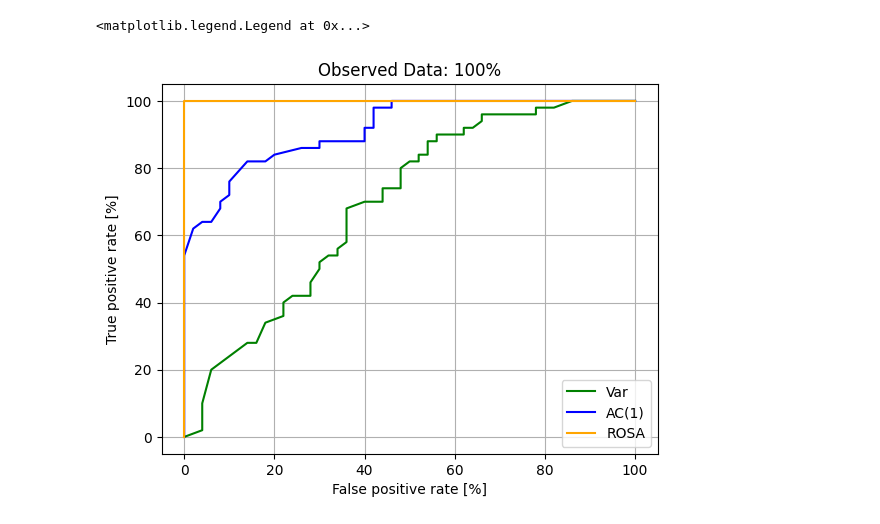
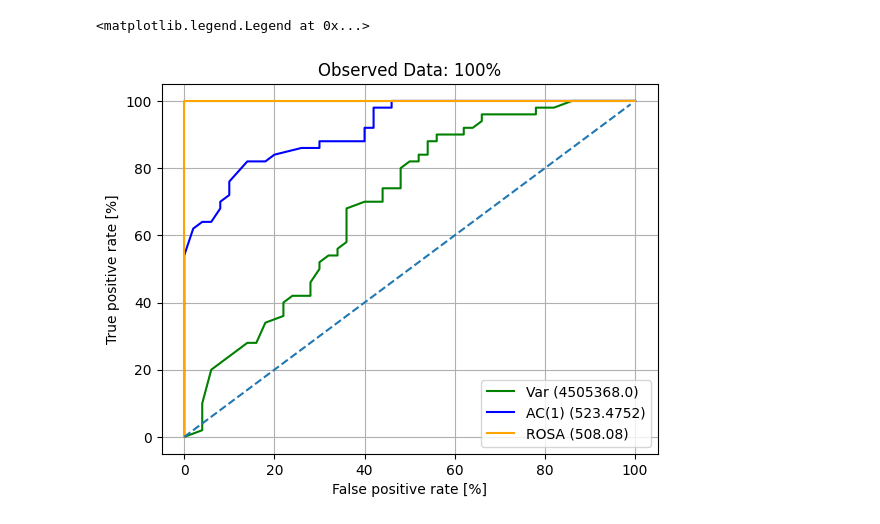
Before and after one commit to j-dichgans/Bachelor-Thesis, a Jupyter notebook: get_ROC_AUC.ipynb, the cells around one changed output. Saved outputs shown, nothing was run; the diff lists cells and outputs as text; code cells hidden in the pictures.

```diff
--- a/get_ROC_AUC.ipynb
+++ b/get_ROC_AUC.ipynb
@@ -193,14 +198,15 @@ true_positives = true_positives*100
 # %%
-plt.plot(false_positives[:,0],true_positives[:,0], color = "green", label = 'Var')
-plt.plot(false_positives[:,1],true_positives[:,1], color = "blue", label = 'AC(1)')
-plt.plot(false_positives[:,2],true_positives[:,2], color = "orange", label = 'ROSA')
+plt.plot(false_positives[:,0],true_positives[:,0], color = "green", label = f"Var ({auc_var})")
+plt.plot(false_positives[:,1],true_positives[:,1], color = "blue", label = f"AC(1) ({auc_ac})")
+plt.plot(false_positives[:,2],true_positives[:,2], color = "orange", label = f"ROSA ({auc_ls})")
+plt.plot(np.arange(100),np.arange(100),linestyle="--")
 
 plt.xlabel('False positive rate [%]')
 plt.ylabel('True positive rate [%]')
 plt.title('Observed Data: 100%')
 
 plt.grid(True)
 plt.legend()
 # %% [output]
 <matplotlib.legend.Legend at 0x...>
-[figure, old version]
+[figure, new version]
```
Also changed, not shown: parts of 1 cell of this notebook.
